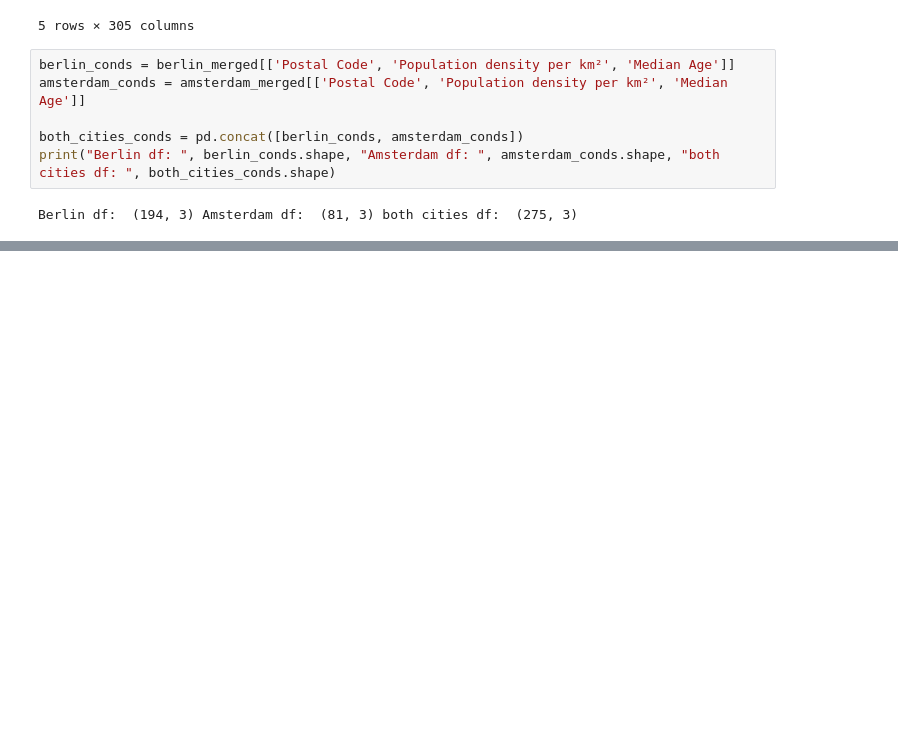
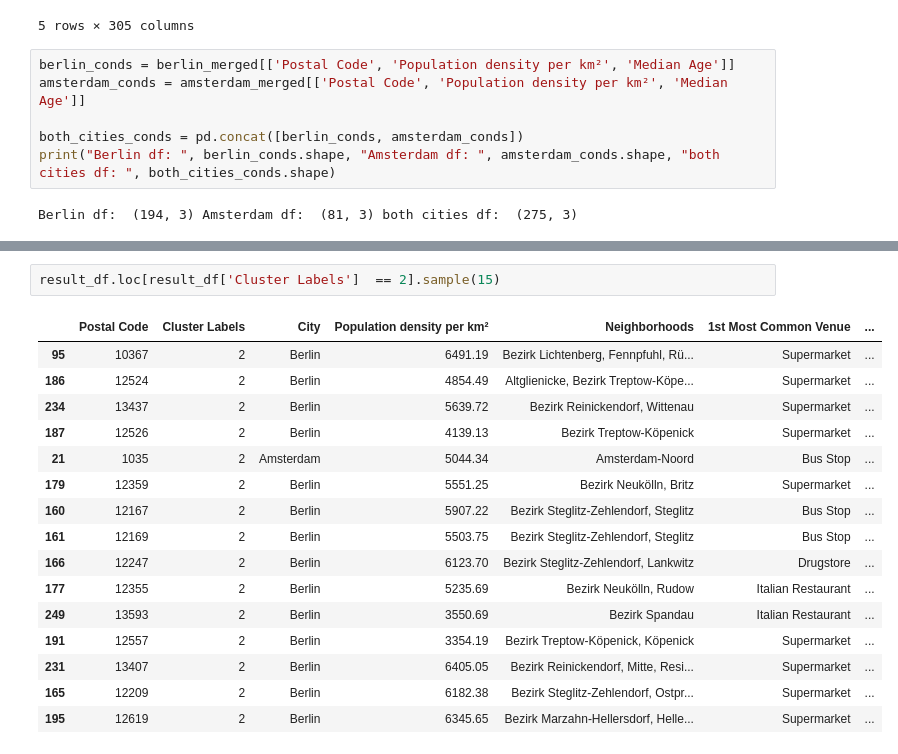
Before and after one commit to kzwolenik95/Coursera_Capstone, a Jupyter notebook: capstone-project-the-battle-of-neighborhoods-week-1.ipynb, the cells around one changed output, grey strips where cells are left out. Drawn from its saved outputs; the diff is of its cells as text; blank space fills up the shorter version.

```diff
--- a/capstone-project-the-battle-of-neighborhoods-week-1.ipynb
+++ b/capstone-project-the-battle-of-neighborhoods-week-1.ipynb
@@ -291,0 +465,19 @@ show_maps_sidebyside(berlin_map, amsterdam_map)
+# %%
+result_df.loc[result_df['Cluster Labels']  == 2].sample(15)
+# %% [output]
+|  | Postal Code | Cluster Labels | City | Population density per km² | Neighborhoods | 1st Most Common Venue | ... |
+| 95 | 10367 | 2 | Berlin | 6491.19 | Bezirk Lichtenberg, Fennpfuhl, Rü... | Supermarket | ... |
+| 186 | 12524 | 2 | Berlin | 4854.49 | Altglienicke, Bezirk Treptow-Köpe... | Supermarket | ... |
+| 234 | 13437 | 2 | Berlin | 5639.72 | Bezirk Reinickendorf, Wittenau | Supermarket | ... |
+| 187 | 12526 | 2 | Berlin | 4139.13 | Bezirk Treptow-Köpenick | Supermarket | ... |
+| 21 | 1035 | 2 | Amsterdam | 5044.34 | Amsterdam-Noord | Bus Stop | ... |
+| 179 | 12359 | 2 | Berlin | 5551.25 | Bezirk Neukölln, Britz | Supermarket | ... |
+| 160 | 12167 | 2 | Berlin | 5907.22 | Bezirk Steglitz-Zehlendorf, Steglitz | Bus Stop | ... |
+| 161 | 12169 | 2 | Berlin | 5503.75 | Bezirk Steglitz-Zehlendorf, Steglitz | Bus Stop | ... |
+| 166 | 12247 | 2 | Berlin | 6123.70 | Bezirk Steglitz-Zehlendorf, Lankwitz | Drugstore | ... |
+| 177 | 12355 | 2 | Berlin | 5235.69 | Bezirk Neukölln, Rudow | Italian Restaurant | ... |
+| 249 | 13593 | 2 | Berlin | 3550.69 | Bezirk Spandau | Italian Restaurant | ... |
+| 191 | 12557 | 2 | Berlin | 3354.19 | Bezirk Treptow-Köpenick, Köpenick | Supermarket | ... |
+| 231 | 13407 | 2 | Berlin | 6405.05 | Bezirk Reinickendorf, Mitte, Resi... | Supermarket | ... |
+| 165 | 12209 | 2 | Berlin | 6182.38 | Bezirk Steglitz-Zehlendorf, Ostpr... | Supermarket | ... |
+| 195 | 12619 | 2 | Berlin | 6345.65 | Bezirk Marzahn-Hellersdorf, Helle... | Supermarket | ... |
```
Also changed, not shown: parts of 26 cells of this notebook.
